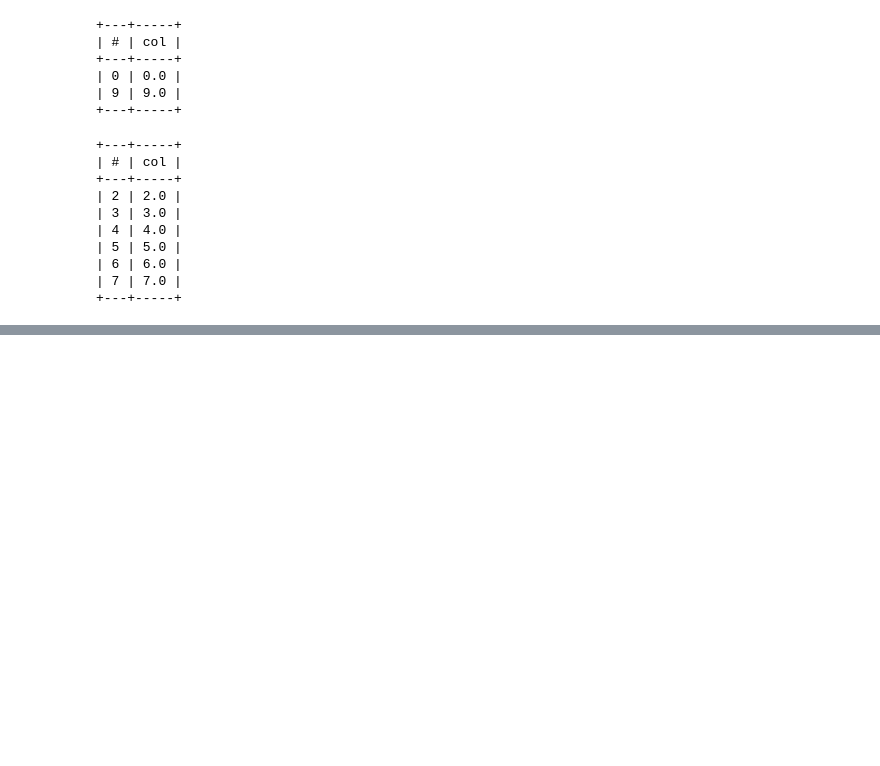
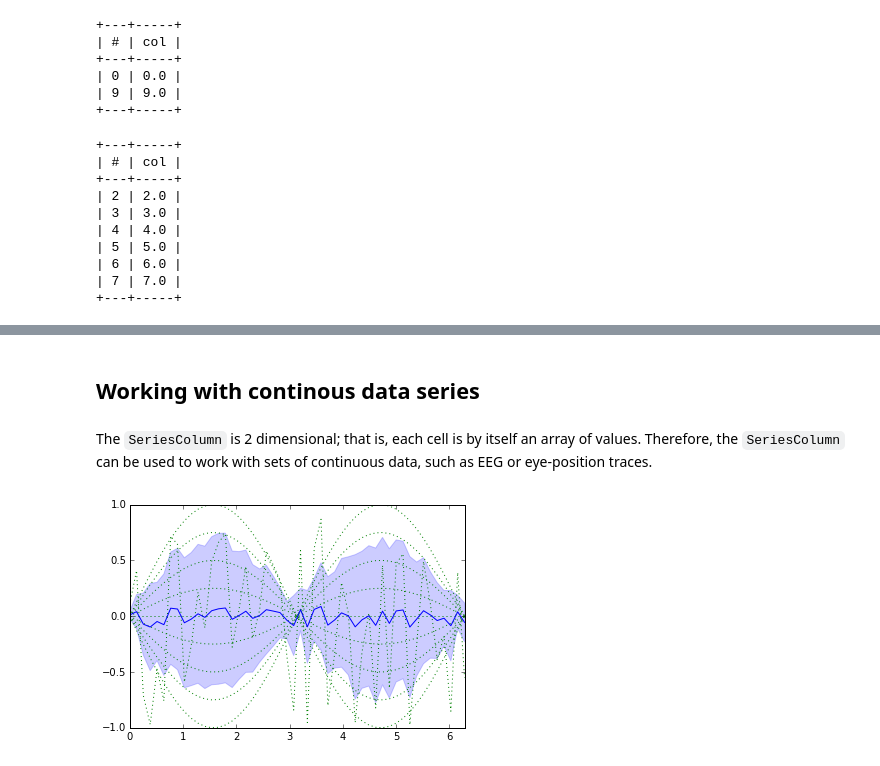
Before and after one commit to open-cogsci/datamatrix, a Jupyter notebook: using-datamatrix.ipynb, the cells around one changed output, grey strips where cells are left out. Saved outputs shown, nothing was run; the diff lists cells and outputs as text; code cells hidden in the pictures; blank space fills up the shorter version.

```diff
--- a/using-datamatrix.ipynb
+++ b/using-datamatrix.ipynb
@@ -221,0 +270,33 @@ print(dm_subset)
+# %% [markdown]
+## Working with continous data series
+# %% [markdown]
+The `SeriesColumn` is 2 dimensional; that is, each cell is by itself an array of values. Therefore, the `SeriesColumn` can be used to work with sets of continuous data, such as EEG or eye-position traces.
+# %%
+%matplotlib inline
+
+from datamatrix import DataMatrix, SeriesColumn
+import numpy as np
+from matplotlib import pyplot as plt
+
+length = 10 # Number of traces
+depth = 50 # Size of each trace
+
+x = np.linspace(0, 2*np.pi, depth)
+sinewave = np.sin(x)
+noise = np.random.random(depth)*2-1
+
+dm = DataMatrix(length=length)
+dm.series = SeriesColumn(depth=depth)
+dm.series[0] = noise
+dm.series[1:].setallrows(sinewave)
+dm.series[1:] *= np.linspace(-1, 1, 9)
+
+plt.xlim(x.min(), x.max())
+plt.plot(x, dm.series.plottable, color='green', linestyle=':')
+y1 = dm.series.mean-dm.series.std
+y2 = dm.series.mean+dm.series.std
+plt.fill_between(x, y1, y2, alpha=.2, color='blue')
+plt.plot(x, dm.series.mean, color='blue')
+plt.show()
+# %% [output]
+[figure, added]
```
Also changed, not shown: parts of 10 cells of this notebook.
